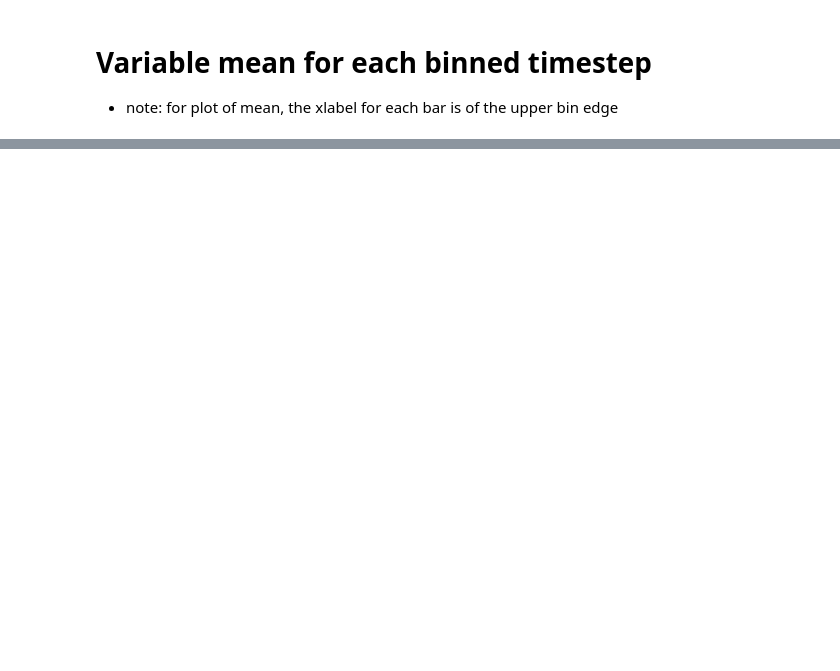
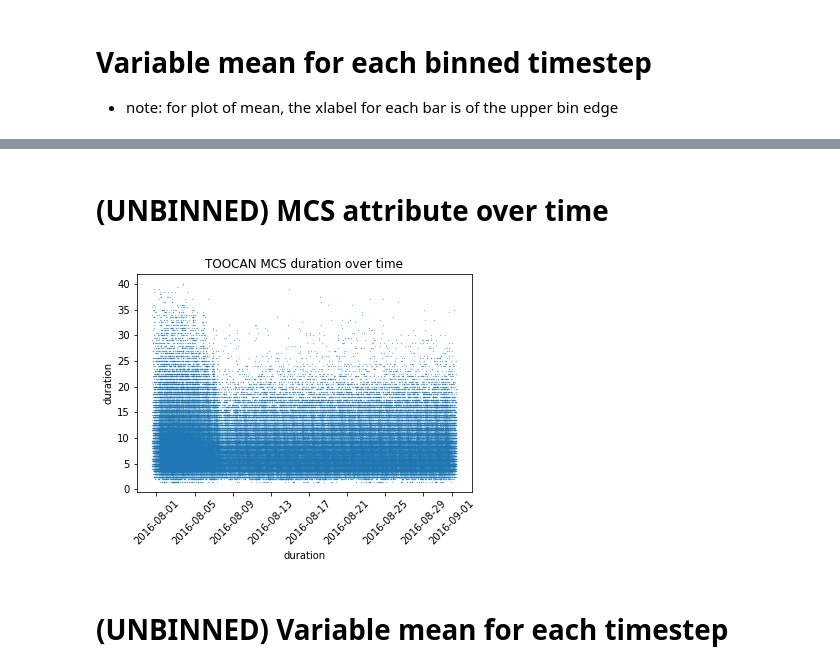
Before and after one commit to bfildier/stage-2023-rain-extremes-timing-intensity, a Jupyter notebook: scripts/start/MCS_properties/MCSprops.ipynb, the cells around one changed output, grey strips where cells are left out. Saved outputs shown, nothing was run; the diff lists cells and outputs as text; code cells hidden in the pictures; blank space fills up the shorter version.

```diff
--- a/scripts/start/MCS_properties/MCSprops.ipynb
+++ b/scripts/start/MCS_properties/MCSprops.ipynb
@@ -188,0 +217,14 @@ plt.show()
+# %% [markdown]
+# (UNBINNED) MCS attribute over time
+# %%
+attribute_list = attr_list(toocan, attribute)
+plt.scatter(localtime_Init_dates, attribute_list, s=0.05)
+plt.xticks(rotation=45)
+plt.xlabel(attribute)
+plt.ylabel(f"{attribute}")
+plt.title(f"TOOCAN MCS {attribute} over time")
+plt.show()
+# %% [output]
+[figure, added]
+# %% [markdown]
+# (UNBINNED) Variable mean for each timestep
```
Also changed, not shown: parts of 26 cells of this notebook, 1 other file.
